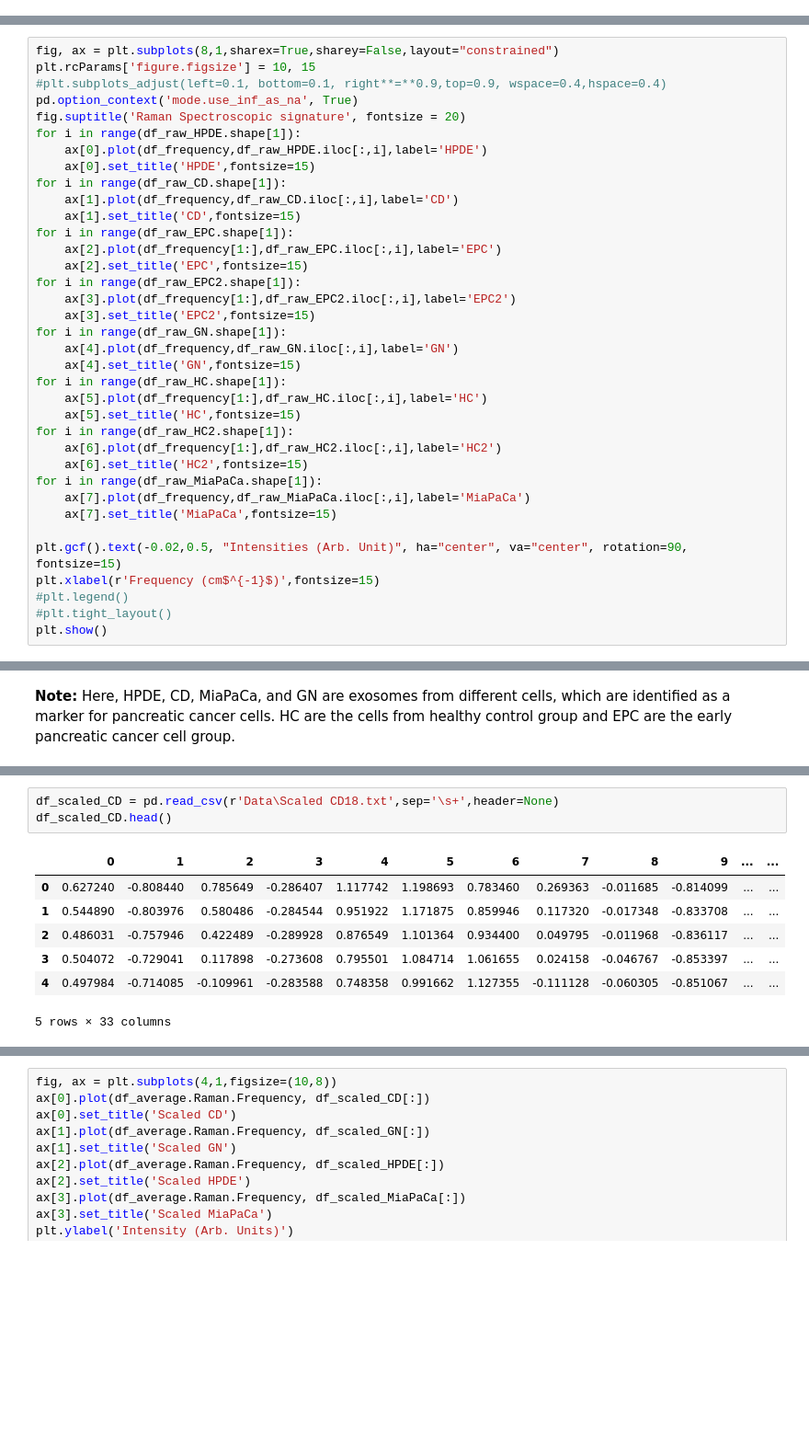
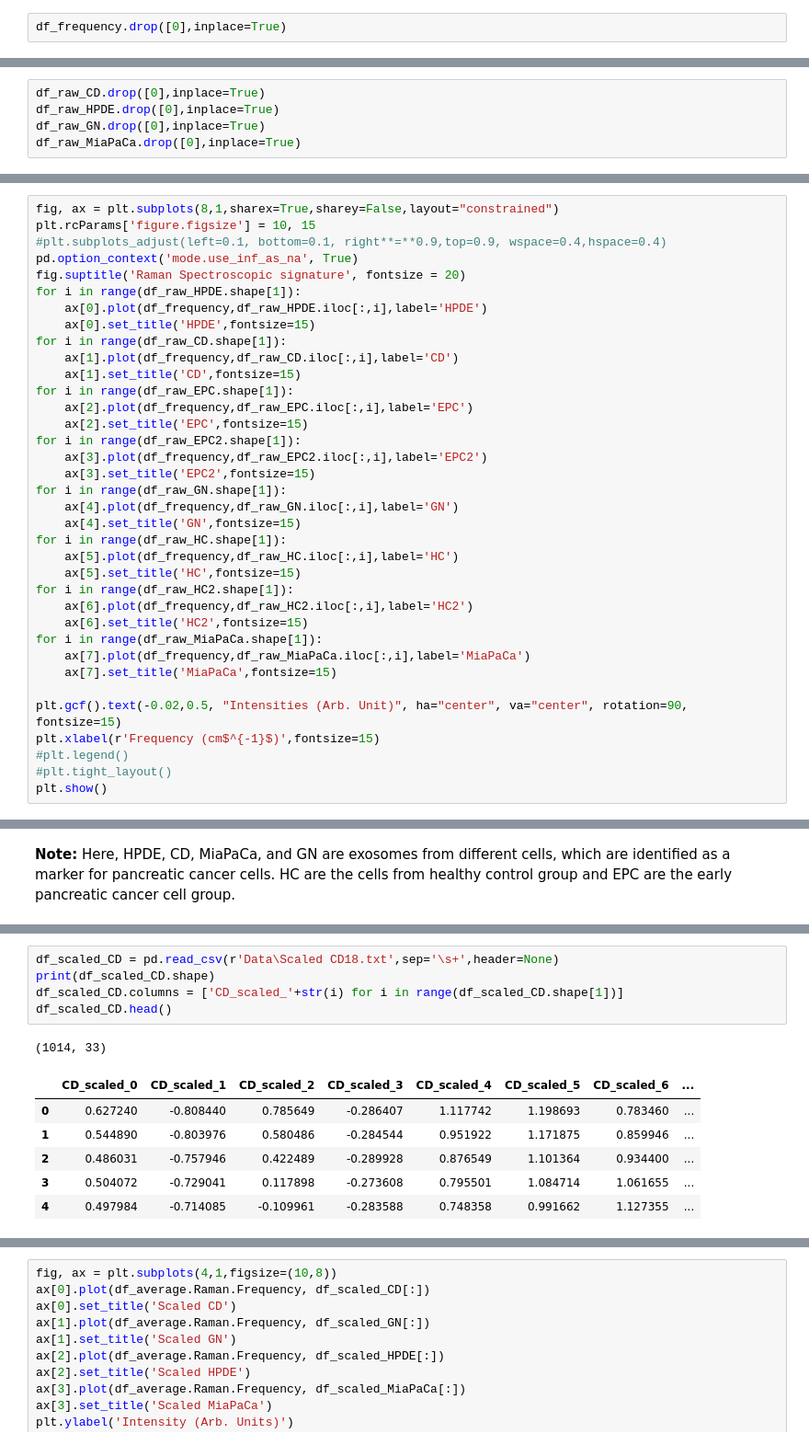
Before and after one commit to kpark11/Springboard, a Jupyter notebook: Capstone-Project/SERS_Raman_Pancreatic_Cancer/SERS_Raman_Pancreatic_Cancer.ipynb, the cells around one changed output, grey strips where cells are left out. Shown at 92% size. Drawn from its saved outputs; the diff is of its cells as text; blank space fills up the shorter version.

```diff
--- a/Capstone-Project/SERS_Raman_Pancreatic_Cancer/SERS_Raman_Pancreatic_Cancer.ipynb
+++ b/Capstone-Project/SERS_Raman_Pancreatic_Cancer/SERS_Raman_Pancreatic_Cancer.ipynb
@@ -263,0 +269,2 @@ df_raw_MiaPaCa.shape
+# %%
+df_frequency.drop([0],inplace=True)
@@ -263,0 +273,5 @@ df_raw_MiaPaCa.shape
+# %%
+df_raw_CD.drop([0],inplace=True)
+df_raw_HPDE.drop([0],inplace=True)
+df_raw_GN.drop([0],inplace=True)
+df_raw_MiaPaCa.drop([0],inplace=True)
@@ -274,19 +302,19 @@ for i in range(df_raw_CD.shape[1]):
     ax[1].plot(df_frequency,df_raw_CD.iloc[:,i],label='CD')
     ax[1].set_title('CD',fontsize=15)
 for i in range(df_raw_EPC.shape[1]):
-    ax[2].plot(df_frequency[1:],df_raw_EPC.iloc[:,i],label='EPC')
+    ax[2].plot(df_frequency,df_raw_EPC.iloc[:,i],label='EPC')
     ax[2].set_title('EPC',fontsize=15)
 for i in range(df_raw_EPC2.shape[1]):
-    ax[3].plot(df_frequency[1:],df_raw_EPC2.iloc[:,i],label='EPC2')
+    ax[3].plot(df_frequency,df_raw_EPC2.iloc[:,i],label='EPC2')
     ax[3].set_title('EPC2',fontsize=15)
 for i in range(df_raw_GN.shape[1]):
     ax[4].plot(df_frequency,df_raw_GN.iloc[:,i],label='GN')
     ax[4].set_title('GN',fontsize=15)
 for i in range(df_raw_HC.shape[1]):
-    ax[5].plot(df_frequency[1:],df_raw_HC.iloc[:,i],label='HC')
+    ax[5].plot(df_frequency,df_raw_HC.iloc[:,i],label='HC')
     ax[5].set_title('HC',fontsize=15)
 for i in range(df_raw_HC2.shape[1]):
-    ax[6].plot(df_frequency[1:],df_raw_HC2.iloc[:,i],label='HC2')
+    ax[6].plot(df_frequency,df_raw_HC2.iloc[:,i],label='HC2')
     ax[6].set_title('HC2',fontsize=15)
 for i in range(df_raw_MiaPaCa.shape[1]):
     ax[7].plot(df_frequency,df_raw_MiaPaCa.iloc[:,i],label='MiaPaCa')
@@ -306,11 +334,13 @@ Here, the author uses Vancouver Raman algorithm to remove flourescence by fittin
 # %%
 df_scaled_CD = pd.read_csv(r'Data\Scaled CD18.txt',sep='\s+',header=None)
+print(df_scaled_CD.shape)
+df_scaled_CD.columns = ['CD_scaled_'+str(i) for i in range(df_scaled_CD.shape[1])]
 df_scaled_CD.head()
 # %% [output]
+(1014, 33)
-|  | 0 | 1 | 2 | 3 | 4 | 5 | 6 | 7 | 8 | 9 | ... | ... |
-| 0 | 0.627240 | -0.808440 | 0.785649 | -0.286407 | 1.117742 | 1.198693 | 0.783460 | 0.269363 | -0.011685 | -0.814099 | ... | ... |
-| 1 | 0.544890 | -0.803976 | 0.580486 | -0.284544 | 0.951922 | 1.171875 | 0.859946 | 0.117320 | -0.017348 | -0.833708 | ... | ... |
-| 2 | 0.486031 | -0.757946 | 0.422489 | -0.289928 | 0.876549 | 1.101364 | 0.934400 | 0.049795 | -0.011968 | -0.836117 | ... | ... |
-| 3 | 0.504072 | -0.729041 | 0.117898 | -0.273608 | 0.795501 | 1.084714 | 1.061655 | 0.024158 | -0.046767 | -0.853397 | ... | ... |
-| 4 | 0.497984 | -0.714085 | -0.109961 | -0.283588 | 0.748358 | 0.991662 | 1.127355 | -0.111128 | -0.060305 | -0.851067 | ... | ... |
+|  | CD_scaled_0 | CD_scaled_1 | CD_scaled_2 | CD_scaled_3 | CD_scaled_4 | CD_scaled_5 | CD_scaled_6 | ... |
+| 0 | 0.627240 | -0.808440 | 0.785649 | -0.286407 | 1.117742 | 1.198693 | 0.783460 | ... |
+| 1 | 0.544890 | -0.803976 | 0.580486 | -0.284544 | 0.951922 | 1.171875 | 0.859946 | ... |
+| 2 | 0.486031 | -0.757946 | 0.422489 | -0.289928 | 0.876549 | 1.101364 | 0.934400 | ... |
+| 3 | 0.504072 | -0.729041 | 0.117898 | -0.273608 | 0.795501 | 1.084714 | 1.061655 | ... |
+| 4 | 0.497984 | -0.714085 | -0.109961 | -0.283588 | 0.748358 | 0.991662 | 1.127355 | ... |
-5 rows × 33 columns
```
Also changed, not shown: parts of 51 cells of this notebook, 1 other file.
